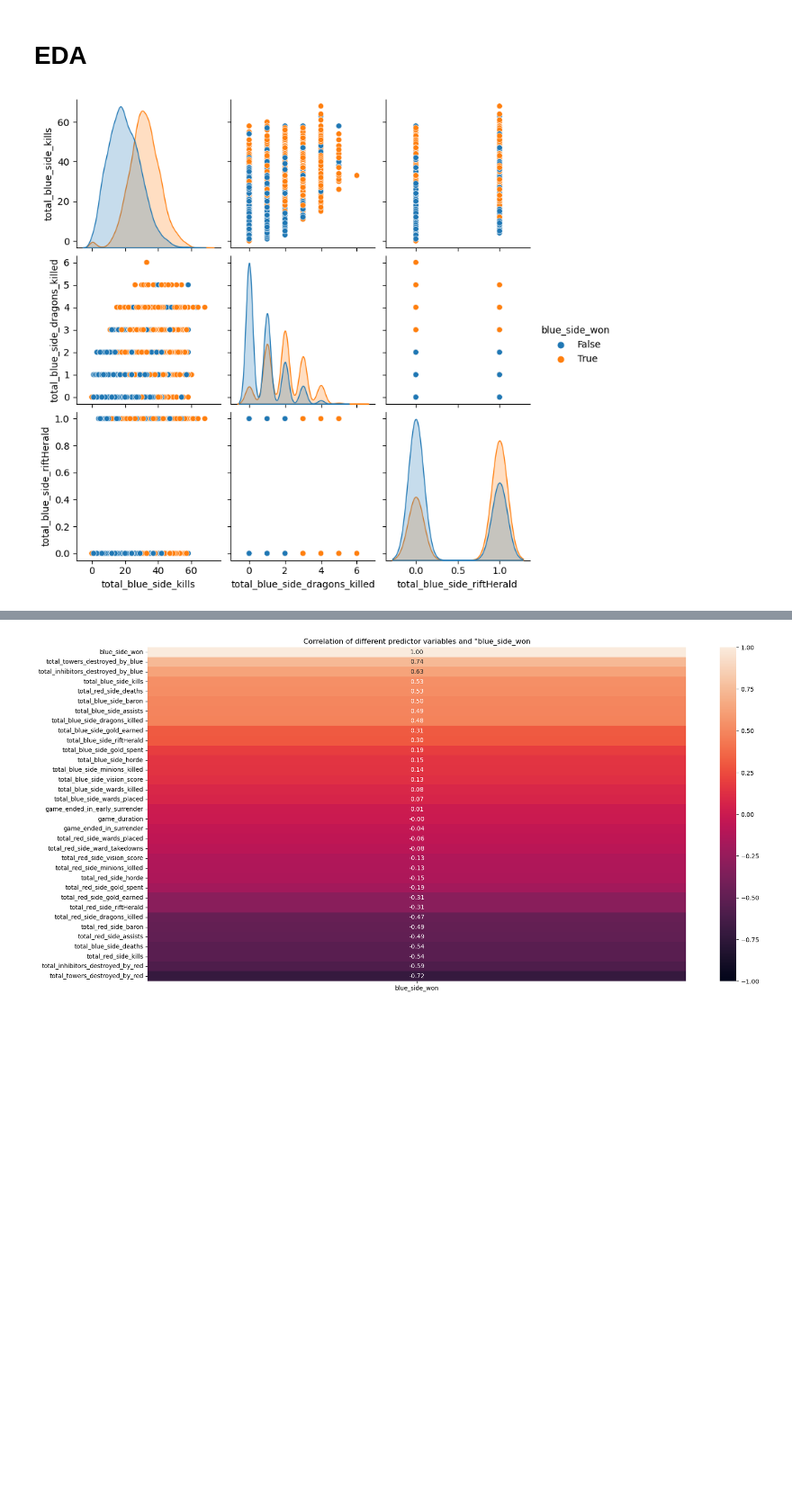
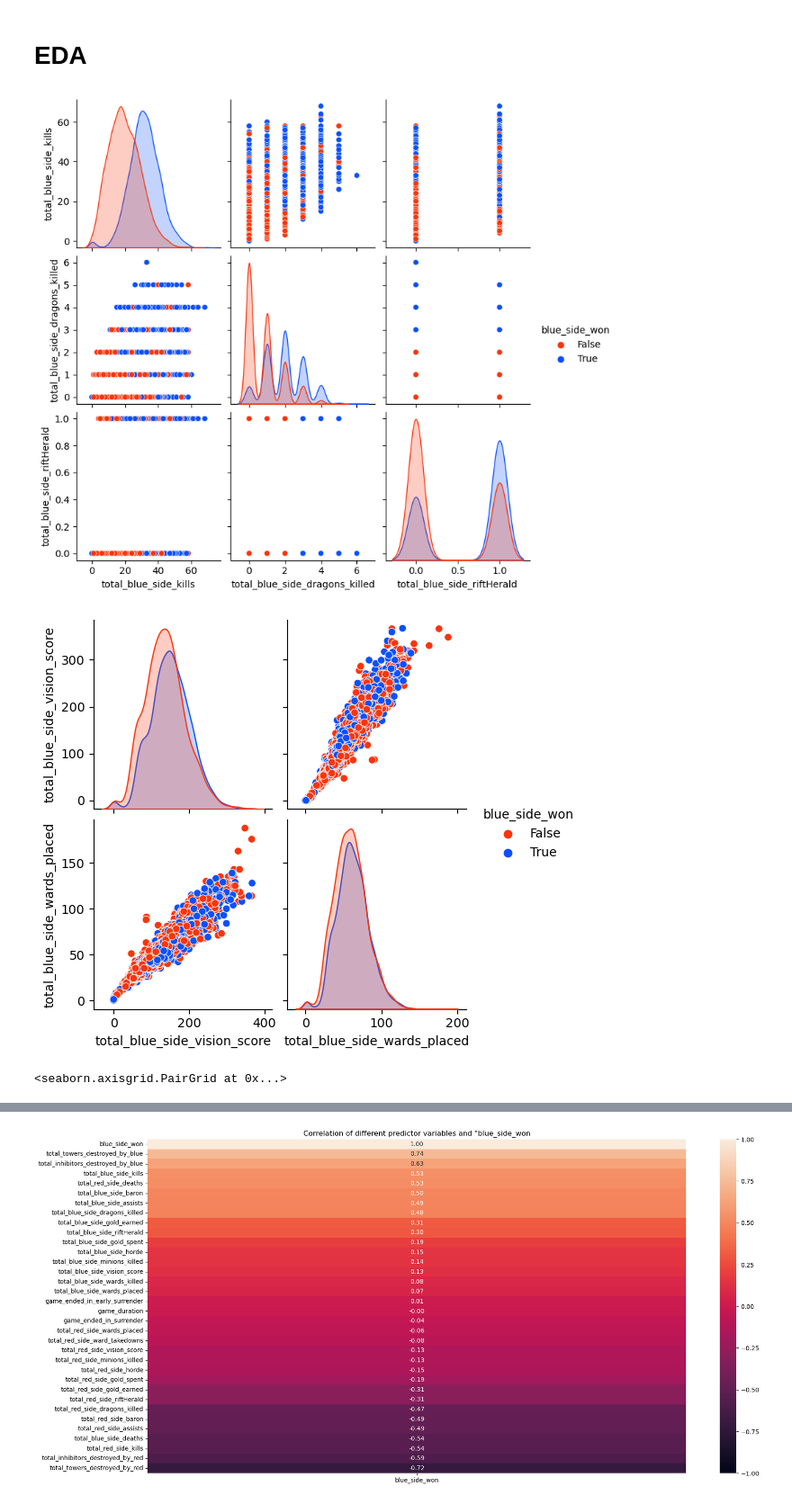
Before and after one commit to mohammad20306/Dissertation, a Jupyter notebook: ML.ipynb, the cells around one changed output, grey strips where cells are left out. Shown at 90% size. Cells and saved outputs as stored; diff of their text form; code cells hidden in the pictures; blank space fills up the shorter version.

```diff
--- a/ML.ipynb
+++ b/ML.ipynb
@@ -128,8 +117,13 @@ total_towers_destroyed_by_red        -0.718103
 Name: blue_side_won, dtype: float64
 # %% [markdown]
 # EDA
-# %%
-sns.pairplot(data=df, vars=('total_blue_side_kills', 'total_blue_side_dragons_killed', 'total_blue_side_riftHerald'), hue='blue_side_won')
-plt.show()
-# %% [output]
-[figure, removed]
+# %%
+sns.pairplot(data=df, vars=('total_blue_side_kills', 'total_blue_side_dragons_killed', 'total_blue_side_riftHerald'), hue='blue_side_won', palette=['#f8350c',"#0c50f8"])
+plt.show()
+sns.pairplot(data=df, vars=('total_blue_side_vision_score', 'total_blue_side_wards_placed'), hue='blue_side_won', palette=['#f8350c',"#0c50f8"])
+plt.show()
+sns.pairplot(data=df, vars=('total_blue_side_kills', 'total_blue_side_gold_earned','total_blue_side_gold_spent'), hue='blue_side_won', palette=['#f8350c',"#0c50f8"])
+# %% [output]
+[figure, added]
+[figure, added]
+<seaborn.axisgrid.PairGrid at 0x...>
```
Also changed, not shown: parts of 25 cells of this notebook.
